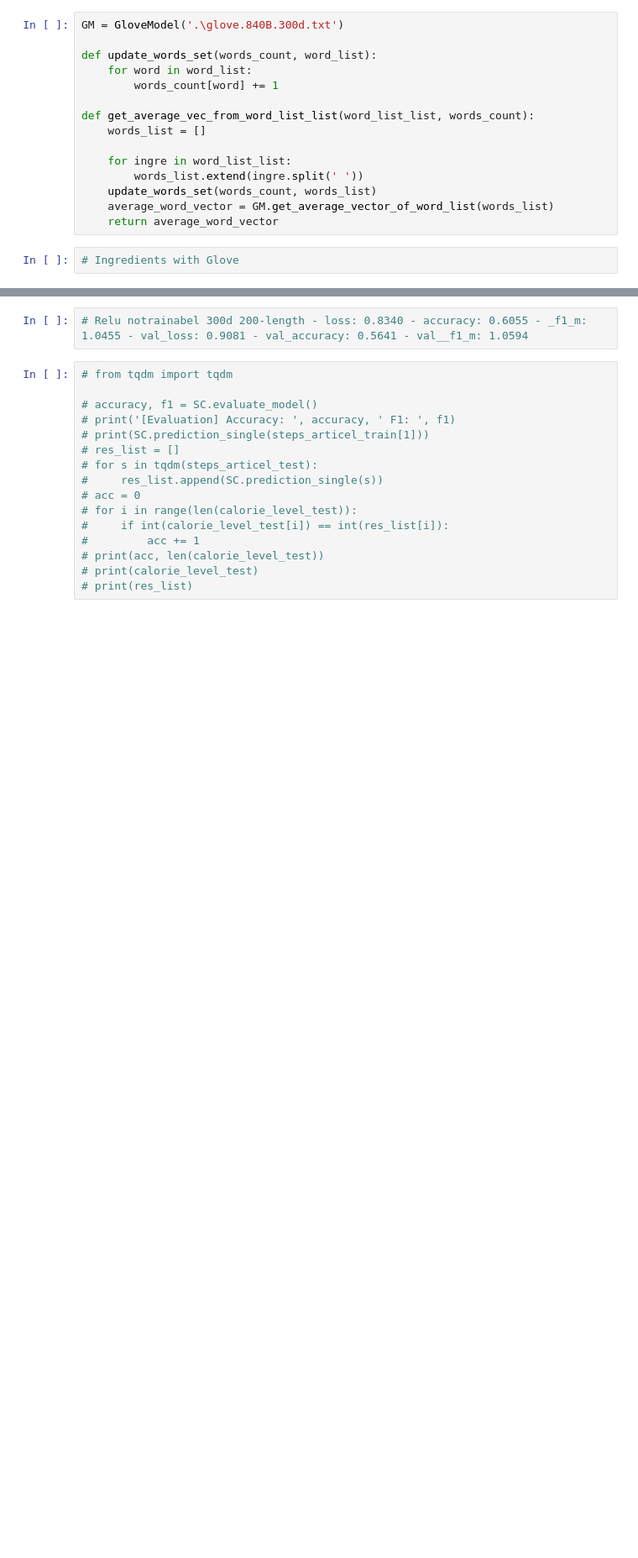
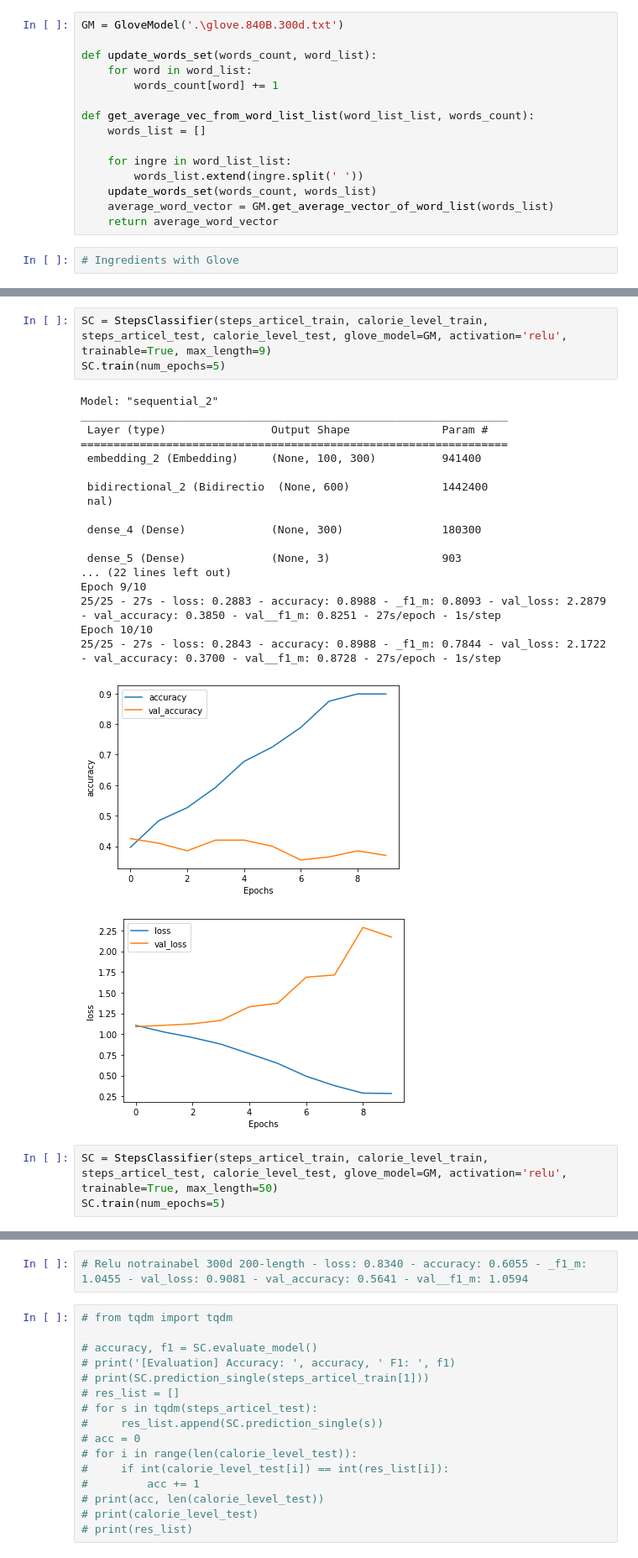
Before and after one commit to Gilone/Calorie-Prediction, a Jupyter notebook: Assignment2_Glove.ipynb, the cells around one changed output, grey strips where cells are left out. Shown at 84% size. Drawn from its saved outputs; the diff is of its cells as text; blank space fills up the shorter version.

```diff
--- a/Assignment2_Glove.ipynb
+++ b/Assignment2_Glove.ipynb
@@ -118,0 +133,26 @@ SC.train(num_epochs=10)
+# %%
+SC = StepsClassifier(steps_articel_train, calorie_level_train, steps_articel_test, calorie_level_test, glove_model=GM, activation='relu', trainable=True, max_length=9)
+SC.train(num_epochs=5)
+# %% [output]
+Model: "sequential_2"
+_________________________________________________________________
+ Layer (type)                Output Shape              Param #
+=================================================================
+ embedding_2 (Embedding)     (None, 100, 300)          941400
+
+ bidirectional_2 (Bidirectio  (None, 600)              1442400
+ nal)
+
+ dense_4 (Dense)             (None, 300)               180300
+
+ dense_5 (Dense)             (None, 3)                 903
+... (22 lines left out)
+Epoch 9/10
+25/25 - 27s - loss: 0.2883 - accuracy: 0.8988 - _f1_m: 0.8093 - val_loss: 2.2879 - val_accuracy: 0.3850 - val__f1_m: 0.8251 - 27s/epoch - 1s/step
+Epoch 10/10
+25/25 - 27s - loss: 0.2843 - accuracy: 0.8988 - _f1_m: 0.7844 - val_loss: 2.1722 - val_accuracy: 0.3700 - val__f1_m: 0.8728 - 27s/epoch - 1s/step
+[figure, added]
+[figure, added]
+# %%
+SC = StepsClassifier(steps_articel_train, calorie_level_train, steps_articel_test, calorie_level_test, glove_model=GM, activation='relu', trainable=True, max_length=50)
+SC.train(num_epochs=5)
```
Also changed, not shown: parts of 10 cells of this notebook, 1 other file.
